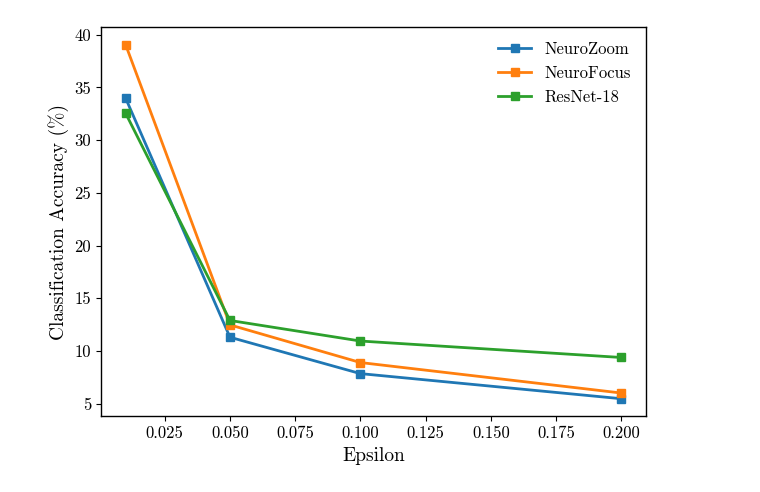
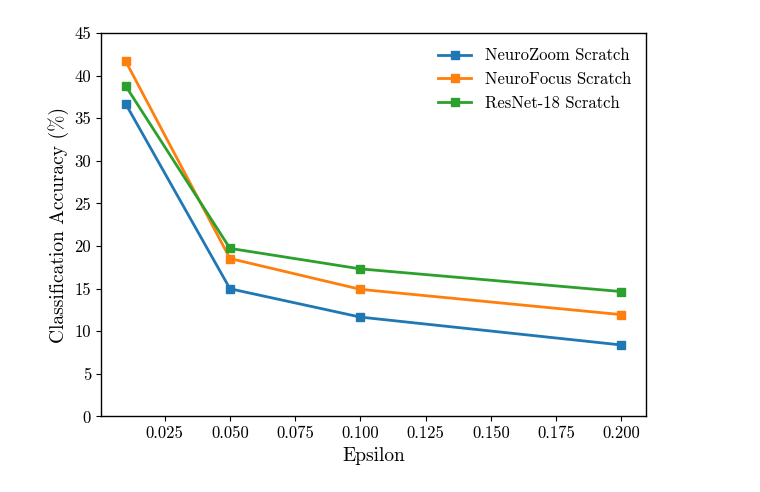
Before and after one commit to pran872/Brain-Network, a Jupyter notebook: source/figure_generation/fig_generation.ipynb, the cells around one changed output. Drawn from its saved outputs; the diff is of its cells as text; code cells hidden in the pictures.

```diff
--- a/source/figure_generation/fig_generation.ipynb
+++ b/source/figure_generation/fig_generation.ipynb
@@ -176,38 +345,39 @@ plt.show()
 # %%
 epsilon = [0.01, 0.05, 0.1, 0.2]
-neurozoom_scratch = [33.98, 11.31, 7.86, 5.48]
-neurofocus = [39.05, 12.48, 8.91, 6.02]
-resnet_scratch = [32.55, 12.9, 10.95, 9.39]
+neurozoom_scratch = [36.71, 14.99, 11.66, 8.39]
+neurofocus = [41.72, 18.54, 14.92, 11.95]
+resnet_scratch = [38.81, 19.73, 17.32, 14.66]
 
 # neurozoom_pretrained = [12.01, 3.60, 2.68, 2.25]
 # resnet_pretrained = [13.16, 5.57, 3.62, 2.47]
 
 plt.rcParams.update({
     "text.usetex": False,
     "font.family": "serif",
     "font.serif": ["cmr10", "Computer Modern", "DejaVu Serif"],  # cmr10 closely matches LaTeX
     "axes.labelsize": 14,
     "font.size": 14,
     "legend.fontsize": 12,
     "xtick.labelsize": 12,
     "ytick.labelsize": 12,
     "axes.linewidth": 1,
     "lines.markersize": 6,
     "lines.linewidth": 2,
     "legend.frameon": False,
     "legend.handlelength": 2,
 })
 
+plt.ylim([0, 45])
 plt.plot(epsilon, neurozoom_scratch, "-s")
 plt.plot(epsilon, neurofocus, "-s")
 plt.plot(epsilon, resnet_scratch, "-s")
 # plt.plot(epsilon, neurozoom_pretrained, "-s")
 # plt.plot(epsilon, resnet_pretrained, "-s")
 plt.xlabel(r"Epsilon")
 plt.ylabel("Classification Accuracy (%)")
-plt.legend(["NeuroZoom", "NeuroFocus", "ResNet-18"], loc="upper right")
+plt.legend(["NeuroZoom Scratch", "NeuroFocus Scratch", "ResNet-18 Scratch"], loc="upper right")
 plt.tight_layout()
 # plt.savefig("cifar10_pgd.pdf", dpi=300)
 plt.show()
 # %% [output]
-[figure, old version]
+[figure, new version]
```
Also changed, not shown: parts of 29 cells of this notebook, 42 other files.
